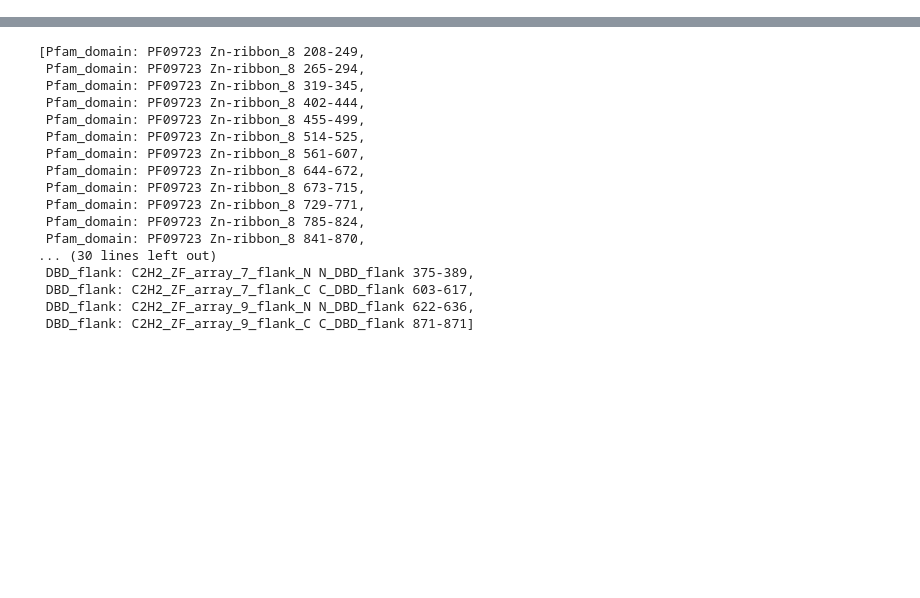
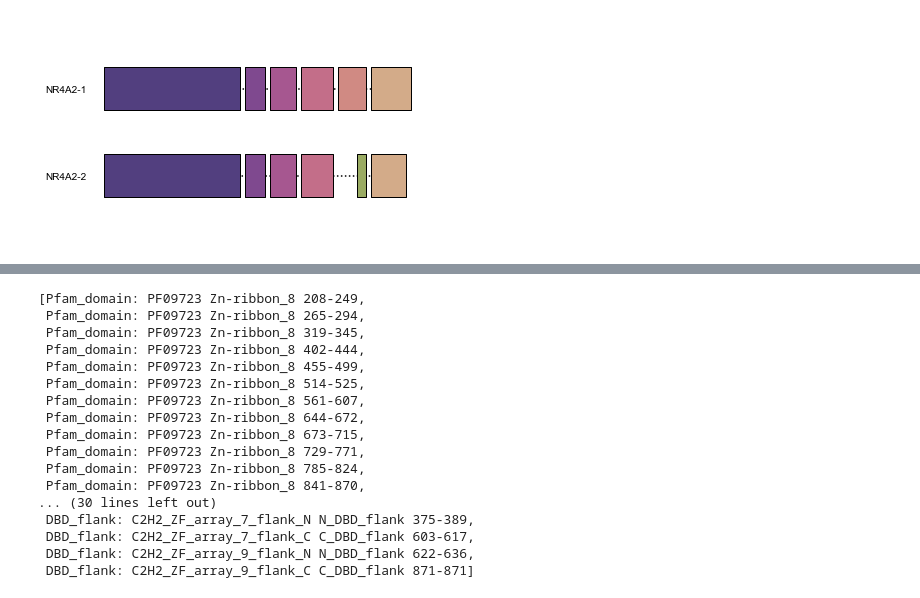
Before and after one commit to CCSB-DFCI/TF_isoforms_paper, a Jupyter notebook: analysis/i_integrative_analysis/protein_diagrams.ipynb, the cells around one changed output, grey strips where cells are left out. Cells and saved outputs as stored; diff of their text form; code cells hidden in the pictures; blank space fills up the shorter version.

```diff
--- a/analysis/i_integrative_analysis/protein_diagrams.ipynb
+++ b/analysis/i_integrative_analysis/protein_diagrams.ipynb
@@ -29,0 +50,4 @@ tfs['ATF2'].protein_diagram()
+# %%
+tfs['NR4A2'].exon_diagram()
+# %% [output]
+[figure, added]
```
Also changed, not shown: parts of 33 cells of this notebook, 3 other files.
